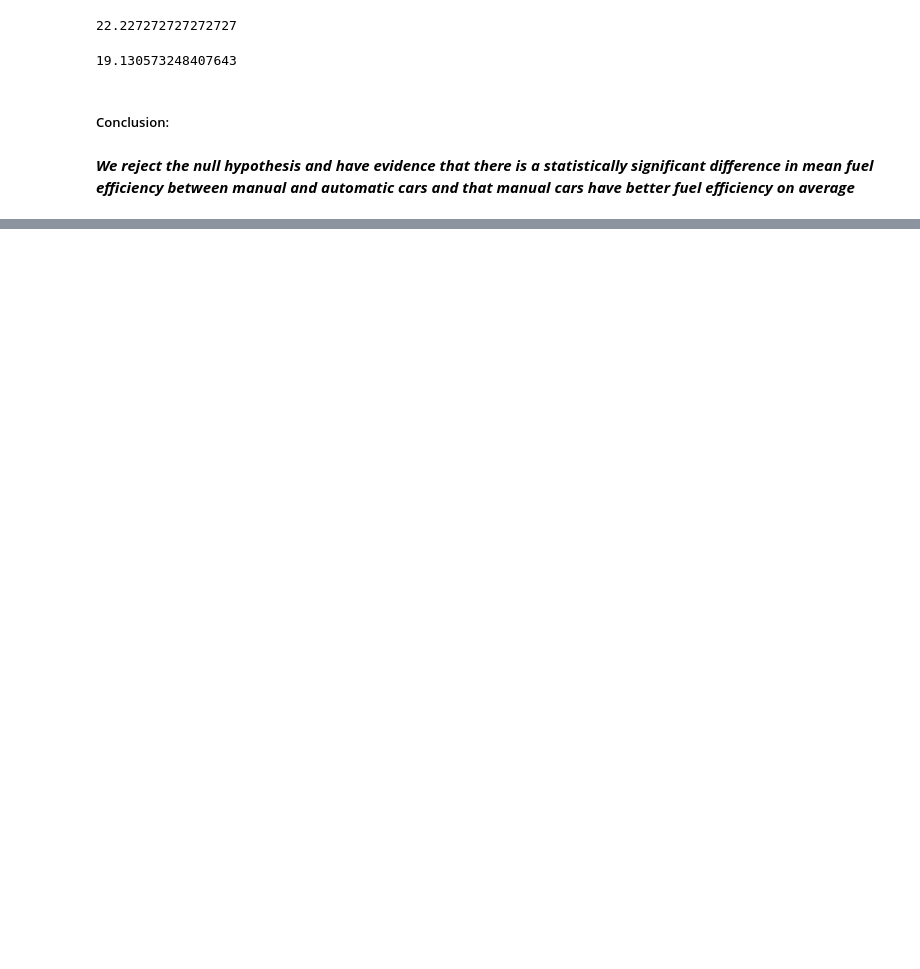
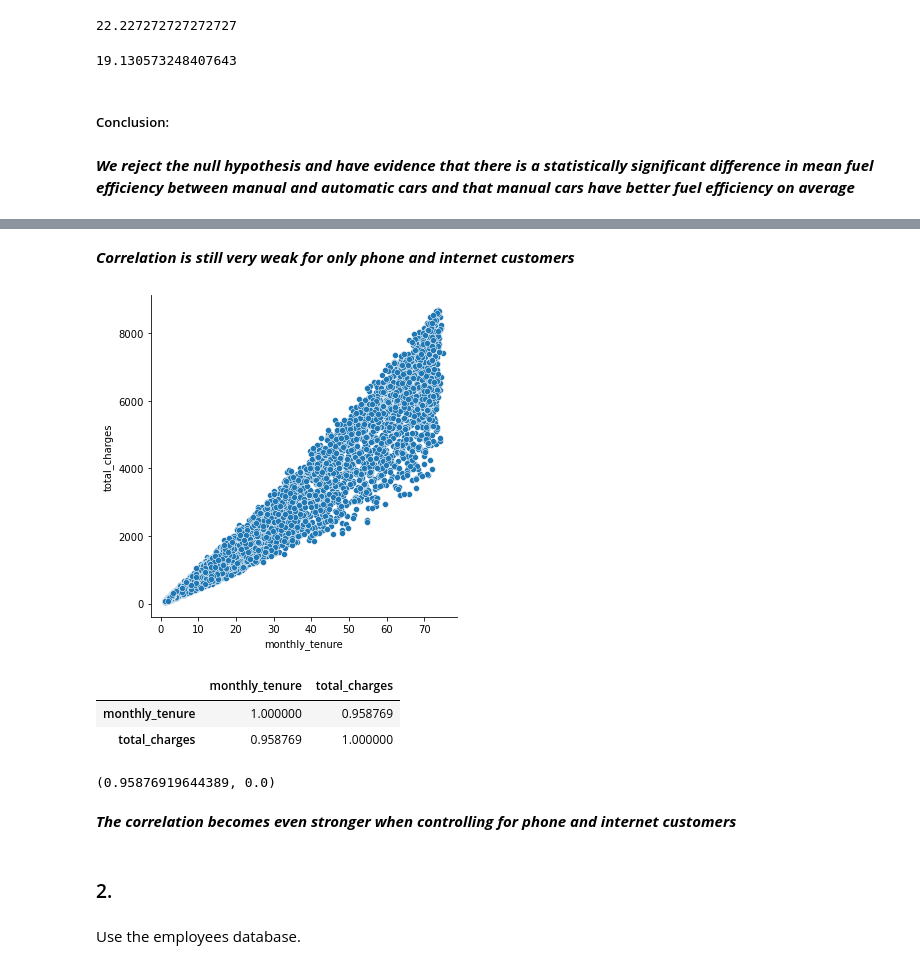
Before and after one commit to adam-talbot/statistics-exercises, a Jupyter notebook: hypothesis_testing.ipynb, the cells around one changed output, grey strips where cells are left out. Cells and saved outputs as stored; diff of their text form; code cells hidden in the pictures; blank space fills up the shorter version.

Commit message:
started correlation exercises

```diff
--- a/hypothesis_testing.ipynb
+++ b/hypothesis_testing.ipynb
@@ -522,0 +655,25 @@ auto.mean()
+# %% [markdown]
+***Correlation is still very weak for only phone and internet customers***
+# %%
+# now lets look at tenure and total charges
+sns.relplot(x='monthly_tenure', y='total_charges', data=p_and_i)
+plt.show()
+# %% [output]
+[figure, added]
+# %%
+p_and_i[['monthly_tenure', 'total_charges']].corr()
+# %% [output]
+|  | monthly_tenure | total_charges |
+| monthly_tenure | 1.000000 | 0.958769 |
+| total_charges | 0.958769 | 1.000000 |
+# %%
+r, p = stats.pearsonr(p_and_i.monthly_tenure, p_and_i.total_charges)
+r, p
+# %% [output]
+(0.95876919644389, 0.0)
+# %% [markdown]
+***The correlation becomes even stronger when controlling for phone and internet customers***
+# %% [markdown]
+### 2.
+# %% [markdown]
+Use the employees database.
```
Also changed, not shown: parts of 33 cells of this notebook.
